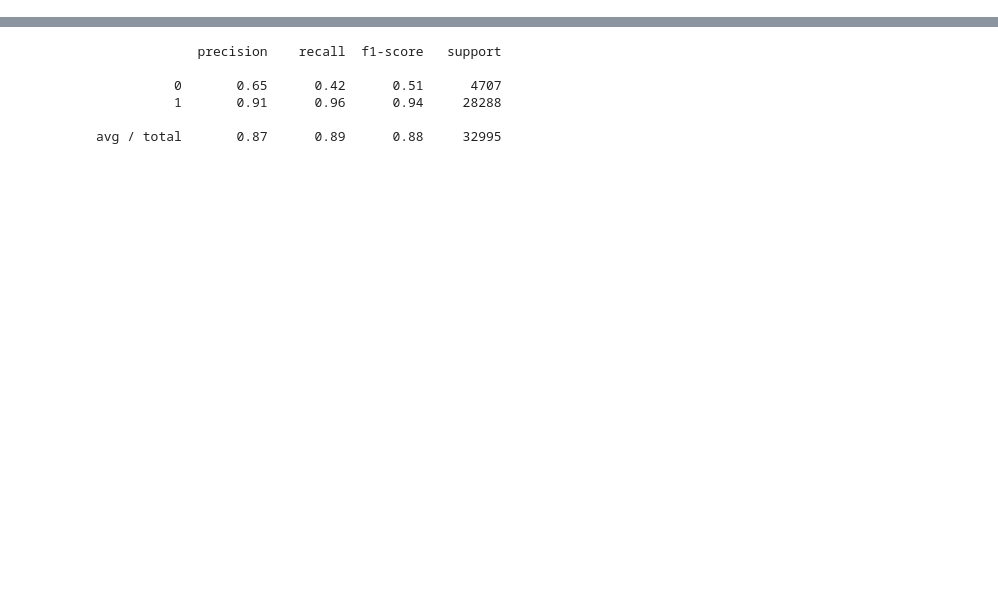
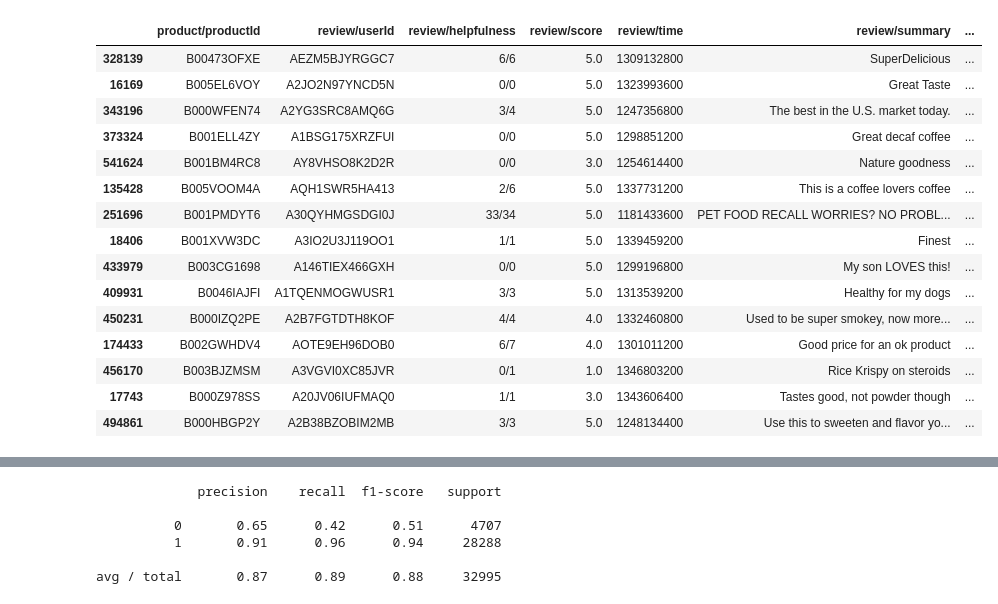
Before and after one commit to jadermcs/fineFoods, a Jupyter notebook: eval.ipynb, the cells around one changed output, grey strips where cells are left out. Cells and saved outputs as stored; diff of their text form; code cells hidden in the pictures; blank space fills up the shorter version.

```diff
--- a/eval.ipynb
+++ b/eval.ipynb
@@ -5,0 +6,30 @@ from scipy.sparse import load_npz
+# %%
+colnames = ["product/productId",
+            "review/userId",
+            "review/helpfulness",
+            "review/score",
+            "review/time",
+            "review/summary",
+            "review/text"]
+
+df = pd.read_csv("data/finemuged.csv", encoding="latin1", header=None,
+                 names=colnames, quotechar = "\"").sample(10000)
+# %%
+df.head(15)
+# %% [output]
+|  | product/productId | review/userId | review/helpfulness | review/score | review/time | review/summary | ... |
+| 328139 | B00473OFXE | AEZM5BJYRGGC7 | 6/6 | 5.0 | 1309132800 | SuperDelicious | ... |
+| 16169 | B005EL6VOY | A2JO2N97YNCD5N | 0/0 | 5.0 | 1323993600 | Great Taste | ... |
+| 343196 | B000WFEN74 | A2YG3SRC8AMQ6G | 3/4 | 5.0 | 1247356800 | The best in the U.S. market today. | ... |
+| 373324 | B001ELL4ZY | A1BSG175XRZFUI | 0/0 | 5.0 | 1298851200 | Great decaf coffee | ... |
+| 541624 | B001BM4RC8 | AY8VHSO8K2D2R | 0/0 | 3.0 | 1254614400 | Nature goodness | ... |
+| 135428 | B005VOOM4A | AQH1SWR5HA413 | 2/6 | 5.0 | 1337731200 | This is a coffee lovers coffee | ... |
+| 251696 | B001PMDYT6 | A30QYHMGSDGI0J | 33/34 | 5.0 | 1181433600 | PET FOOD RECALL WORRIES? NO PROBL... | ... |
+| 18406 | B001XVW3DC | A3IO2U3J119OO1 | 1/1 | 5.0 | 1339459200 | Finest | ... |
+| 433979 | B003CG1698 | A146TIEX466GXH | 0/0 | 5.0 | 1299196800 | My son LOVES this! | ... |
+| 409931 | B0046IAJFI | A1TQENMOGWUSR1 | 3/3 | 5.0 | 1313539200 | Healthy for my dogs | ... |
+| 450231 | B000IZQ2PE | A2B7FGTDTH8KOF | 4/4 | 4.0 | 1332460800 | Used to be super smokey, now more... | ... |
+| 174433 | B002GWHDV4 | AOTE9EH96DOB0 | 6/7 | 4.0 | 1301011200 | Good price for an ok product | ... |
+| 456170 | B003BJZMSM | A3VGVI0XC85JVR | 0/1 | 1.0 | 1346803200 | Rice Krispy on steroids | ... |
+| 17743 | B000Z978SS | A20JV06IUFMAQ0 | 1/1 | 3.0 | 1343606400 | Tastes good, not powder though | ... |
+| 494861 | B000HBGP2Y | A2B38BZOBIM2MB | 3/3 | 5.0 | 1248134400 | Use this to sweeten and flavor yo... | ... |
```
Also changed, not shown: parts of 7 cells of this notebook, 3 other files.
